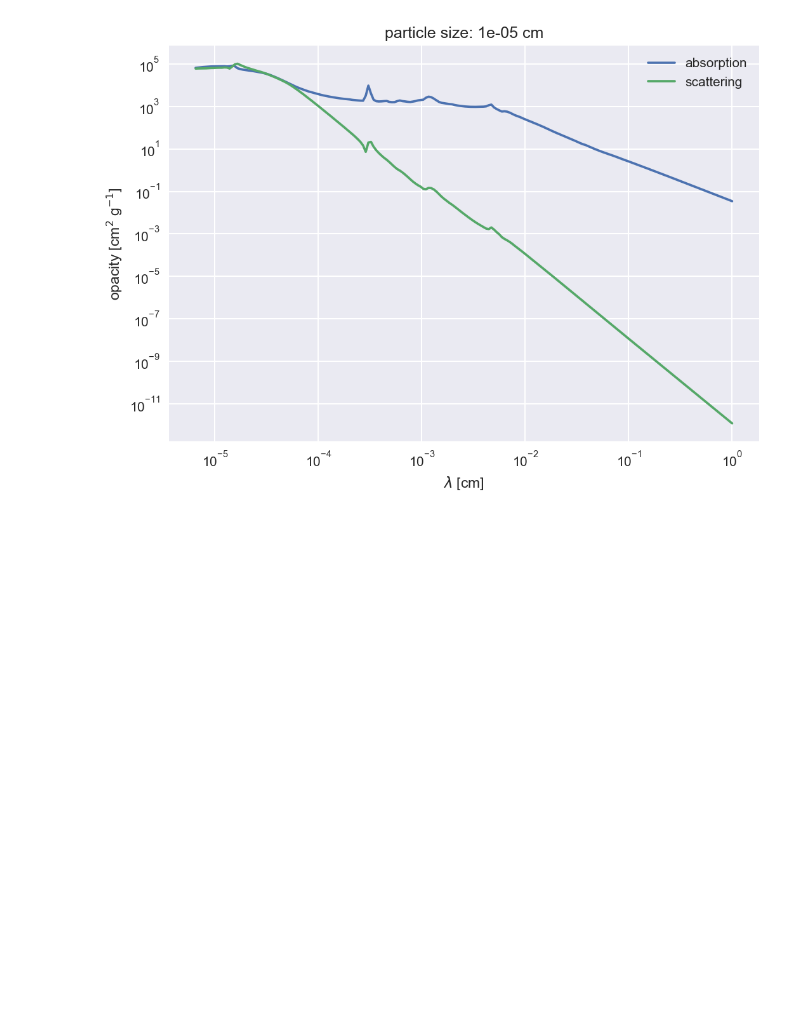
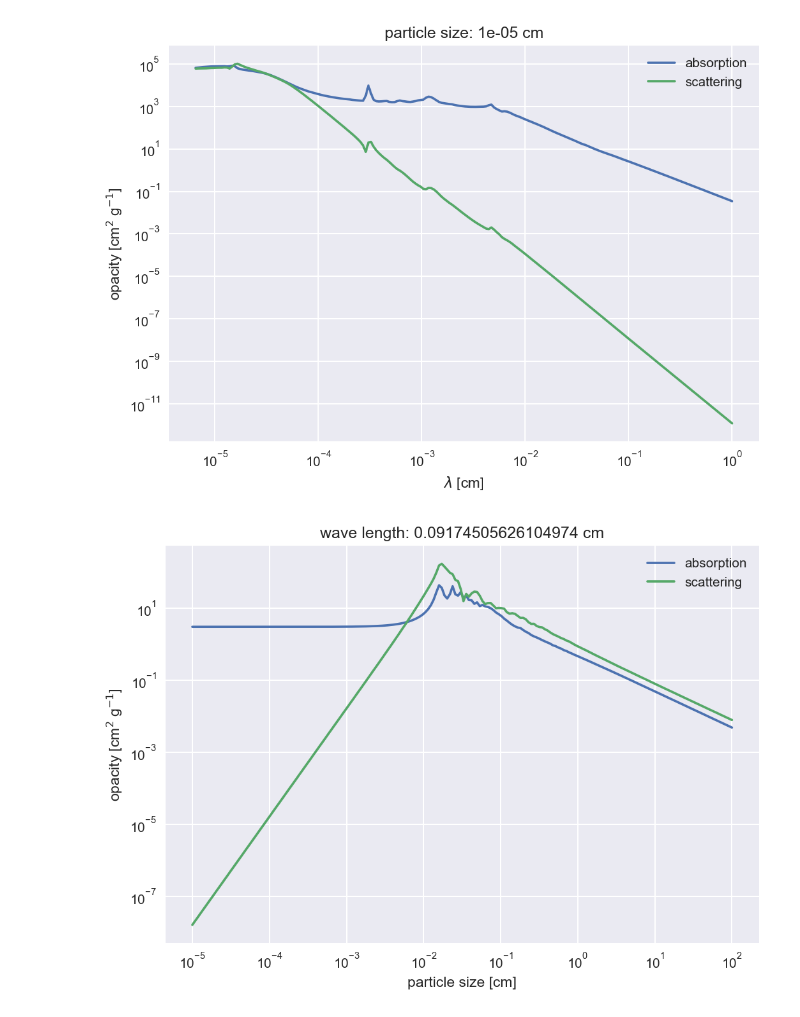
Before and after one commit to seanandrews/p484, a Jupyter notebook: projects/opacities/default_opacities.ipynb, the cells around one changed output. Cells and saved outputs as stored; diff of their text form; code cells hidden in the pictures; blank space fills up the shorter version.

```diff
--- a/projects/opacities/default_opacities.ipynb
+++ b/projects/opacities/default_opacities.ipynb
@@ -86,3 +88,14 @@ ax.set_xlabel('$\lambda$ [cm]')
 ax.legend();
 # %% [output]
 [figure]
+# %%
+ilam = lam.searchsorted(0.088)
+f, ax = plt.subplots()
+ax.loglog(a, k_abs[ilam, :], label='absorption')
+ax.loglog(a, k_sca[ilam, :], label='scattering')
+ax.set_title('wave length: {} cm'.format(lam[ilam]))
+ax.set_ylabel('opacity [cm$^2$ g$^{-1}$]')
+ax.set_xlabel('particle size [cm]')
+ax.legend();
+# %% [output]
+[figure, added]
```
Also changed, not shown: parts of 11 cells of this notebook, 1 other file.
